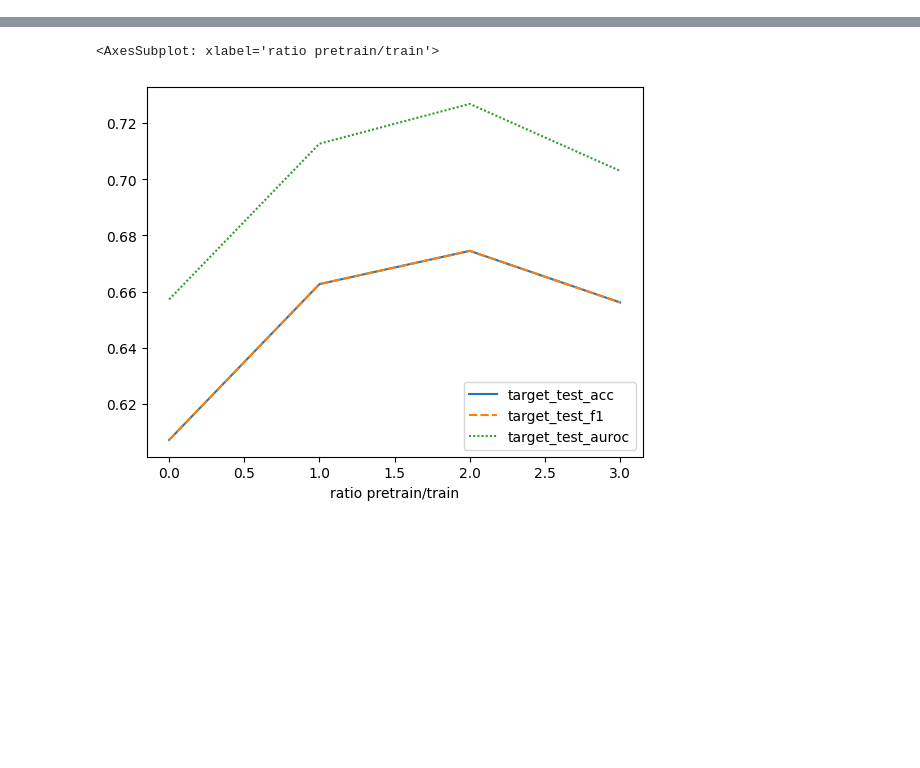
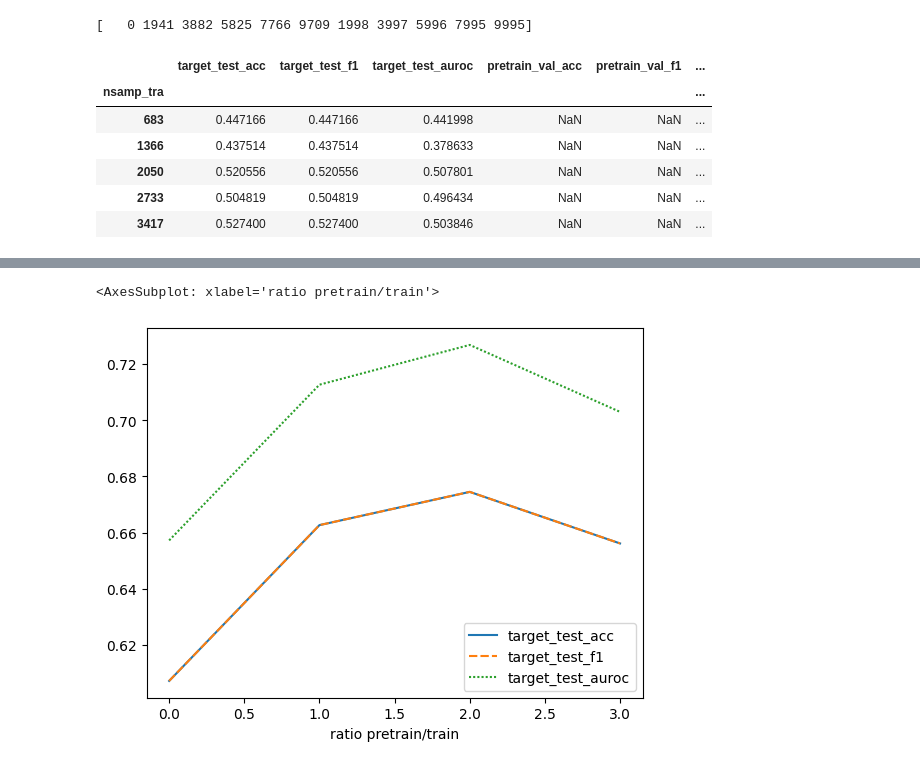
Before and after one commit to mbisan/s3ts, a Jupyter notebook: graphs.ipynb, the cells around one changed output, grey strips where cells are left out. Drawn from its saved outputs; the diff is of its cells as text; code cells hidden in the pictures; blank space fills up the shorter version.

```diff
--- a/graphs.ipynb
+++ b/graphs.ipynb
@@ -44 +44,18 @@ df.groupby(["nsamp_tra", "nsamp_pre"]).mean()
+# %%
+
+cols = [c for c in df.columns if ("target_test" in c) or (("pretrain_val" in c) )]
+xd0 = df[df["pretrained"] == False].groupby(["nsamp_tra"])[cols].mean()
+xd1 = df.groupby(["nsamp_tra", "nsamp_pre"])[cols].max()
+xd2 = df.groupby(["nsamp_tra", "nsamp_pre"])[cols].std()
+print(df["nsamp_pre"].unique())
+xd0
+# %% [output]
+[   0 1941 3882 5825 7766 9709 1998 3997 5996 7995 9995]
+|  | target_test_acc | target_test_f1 | target_test_auroc | pretrain_val_acc | pretrain_val_f1 | ... |
+| nsamp_tra |  |  |  |  |  | ... |
+| 683 | 0.447166 | 0.447166 | 0.441998 | NaN | NaN | ... |
+| 1366 | 0.437514 | 0.437514 | 0.378633 | NaN | NaN | ... |
+| 2050 | 0.520556 | 0.520556 | 0.507801 | NaN | NaN | ... |
+| 2733 | 0.504819 | 0.504819 | 0.496434 | NaN | NaN | ... |
+| 3417 | 0.527400 | 0.527400 | 0.503846 | NaN | NaN | ... |
 # %%
```
Also changed, not shown: parts of 5 cells of this notebook, 7 other files.
